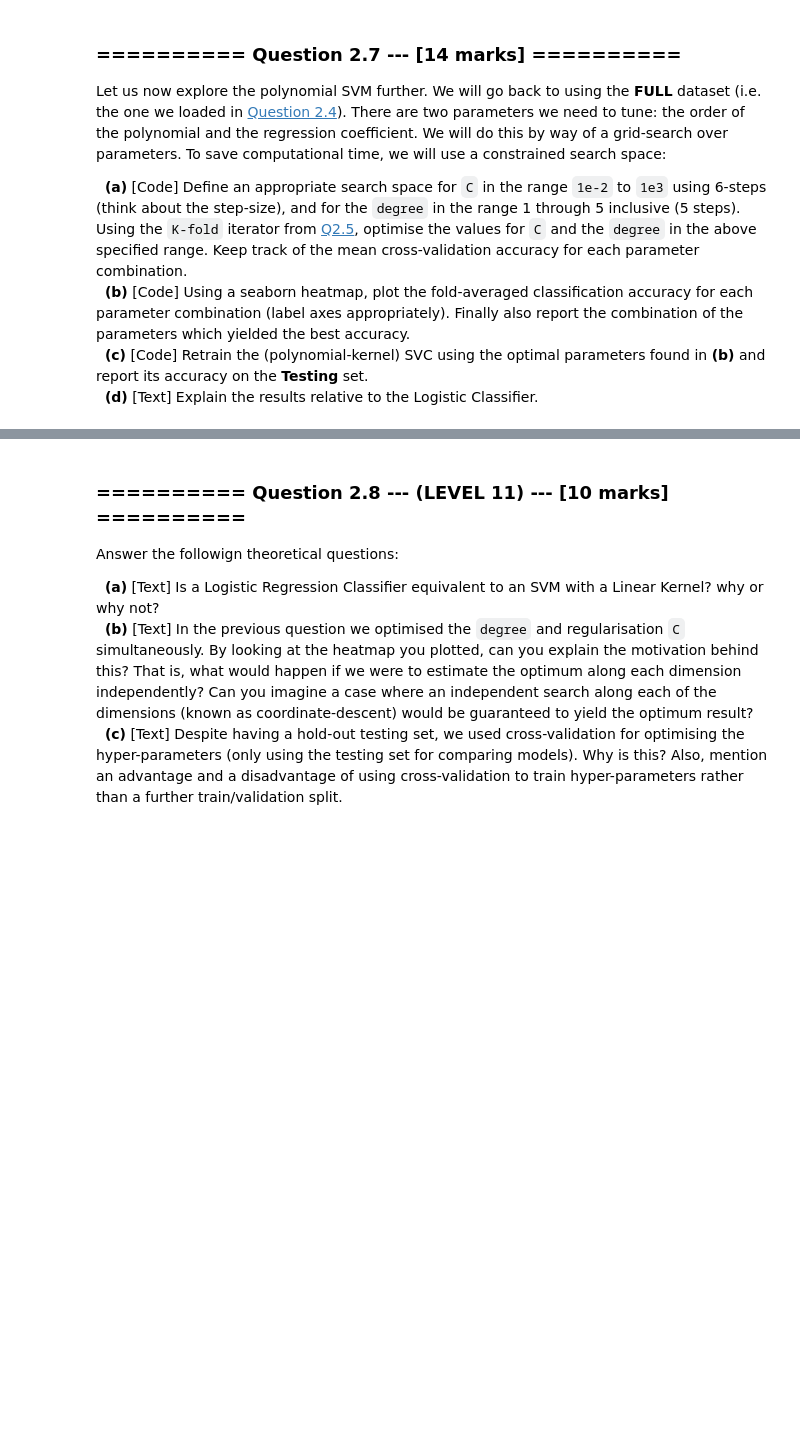
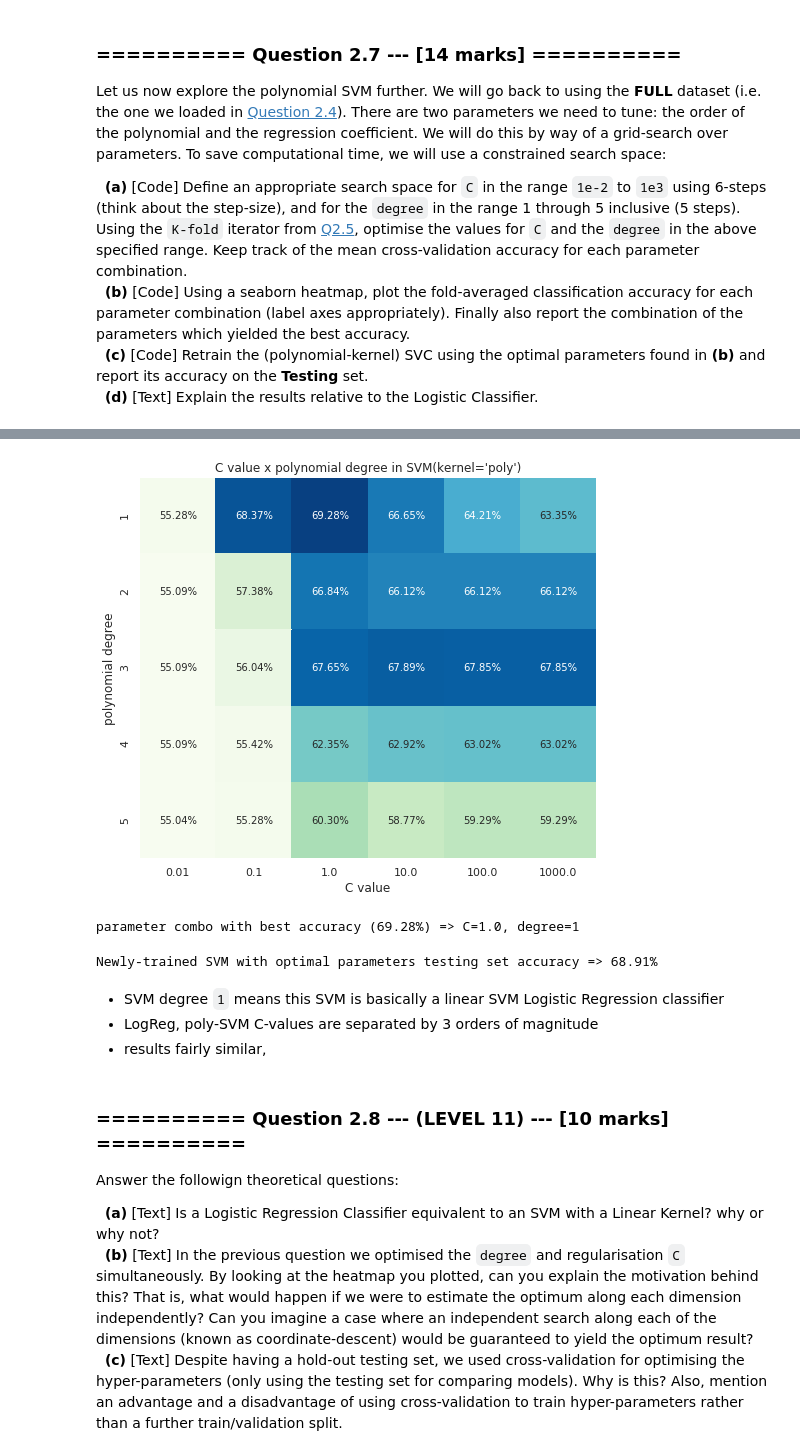
Before and after one commit to JMaio/iaml2018, a Jupyter notebook: Assignments/03_A_ObjectRecognition.ipynb, the cells around one changed output, grey strips where cells are left out. Saved outputs shown, nothing was run; the diff lists cells and outputs as text; code cells hidden in the pictures; blank space fills up the shorter version.

```diff
--- a/Assignments/03_A_ObjectRecognition.ipynb
+++ b/Assignments/03_A_ObjectRecognition.ipynb
@@ -403,0 +474,20 @@ Let us now explore the polynomial SVM further. We will go back to using the **FU
+# %%
+C_vals = np.geomspace(1e-2, 1e3, num=6)
+degree_space = np.arange(1, 5+1)
+
+current = 0
+
+scores = []
+
+for C in C_vals:
+    score = []
+    for deg in degree_space:
+        svm_poly = SVC(C=C, kernel='poly', degree=deg)
+        s = cross_val_score(svm_poly,
+                           X_train,
+                           y_train,
+                           cv=k_fold)
+        score.append(s)
+        print("[#{}] (C={}, deg={}) => {:.3%}".format(current, C, deg, s.mean()))
+        current += 1
+    scores.append(score)
@@ -404,3 +512,37 @@ Let us now explore the polynomial SVM further. We will go back to using the **FU
+# %%
+scores_np = np.array(scores).mean(axis=2)
+
+fig, ax = plt.subplots(figsize=(9,7))
+sns.heatmap(scores_np.T, cmap='GnBu', annot=True, fmt='.2%', square=True,
+            cbar=False, xticklabels=C_vals, yticklabels=degree_space)
+plt.title("C value x polynomial degree in SVM(kernel='poly')")
+plt.xlabel("C value")
+plt.ylabel("polynomial degree")
+
+plt.show()
+
+arg = scores_np.argmax()
+
+C_opt, deg_opt = C_vals[arg // 5], degree_space[arg % 5]
+
+print("parameter combo with best accuracy ({:.2%}) => C={}, degree={}".format(
+    scores_np.ravel()[arg],
+    C_opt,
+    deg_opt)
+)
+# %% [output]
+[figure, added]
+parameter combo with best accuracy (69.28%) => C=1.0, degree=1
+# %%
+poly_opt = SVC(C=C_opt, degree=deg_opt, kernel='poly').fit(X_train, y_train)
+
+print("Newly-trained SVM with optimal parameters testing set accuracy => {:.2%}".format(poly_opt.score(X_test, y_test)))
+# %% [output]
+Newly-trained SVM with optimal parameters testing set accuracy => 68.91%
+# %% [markdown]
+- SVM degree `1` means this SVM is basically a linear SVM Logistic Regression classifier
+- LogReg, poly-SVM C-values are separated by 3 orders of magnitude
+- results fairly similar,
 # %% [markdown]
 ### ========== Question 2.8 --- (LEVEL 11) --- [10 marks] ==========
 
```
Also changed, not shown: parts of 21 cells of this notebook.
